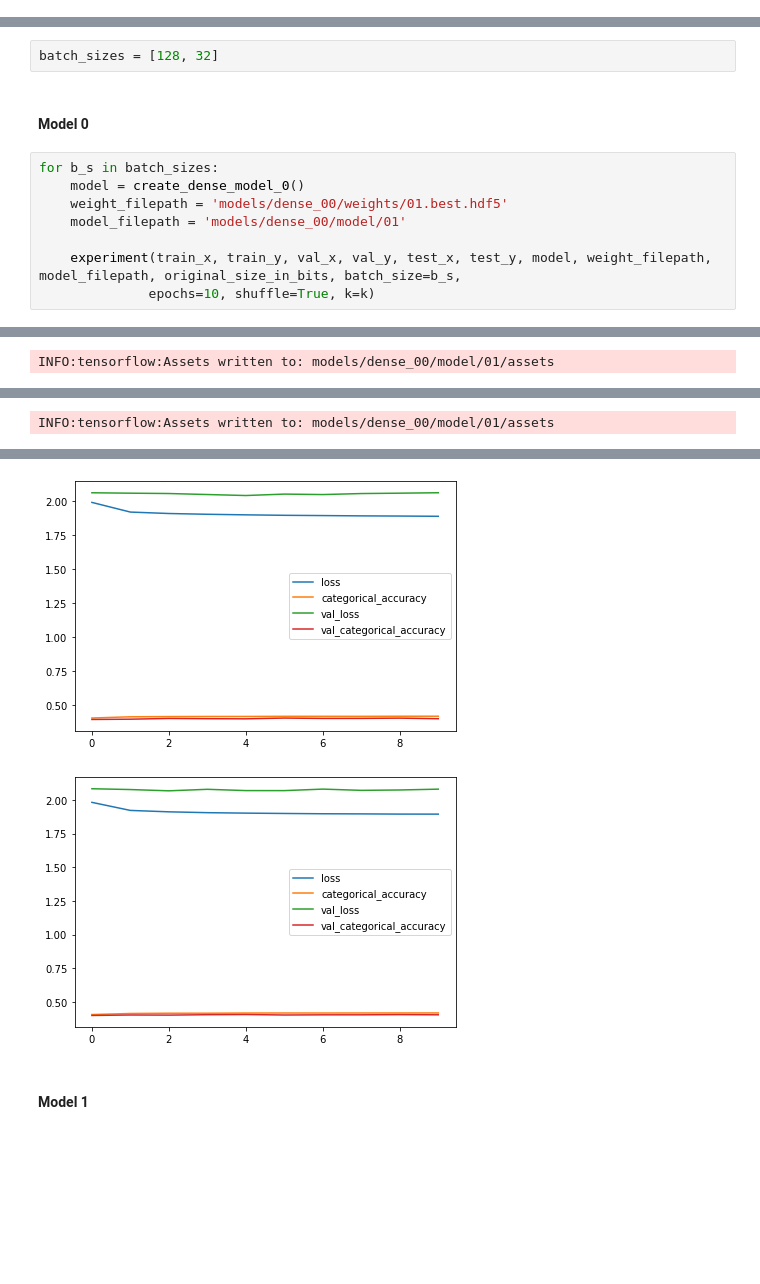
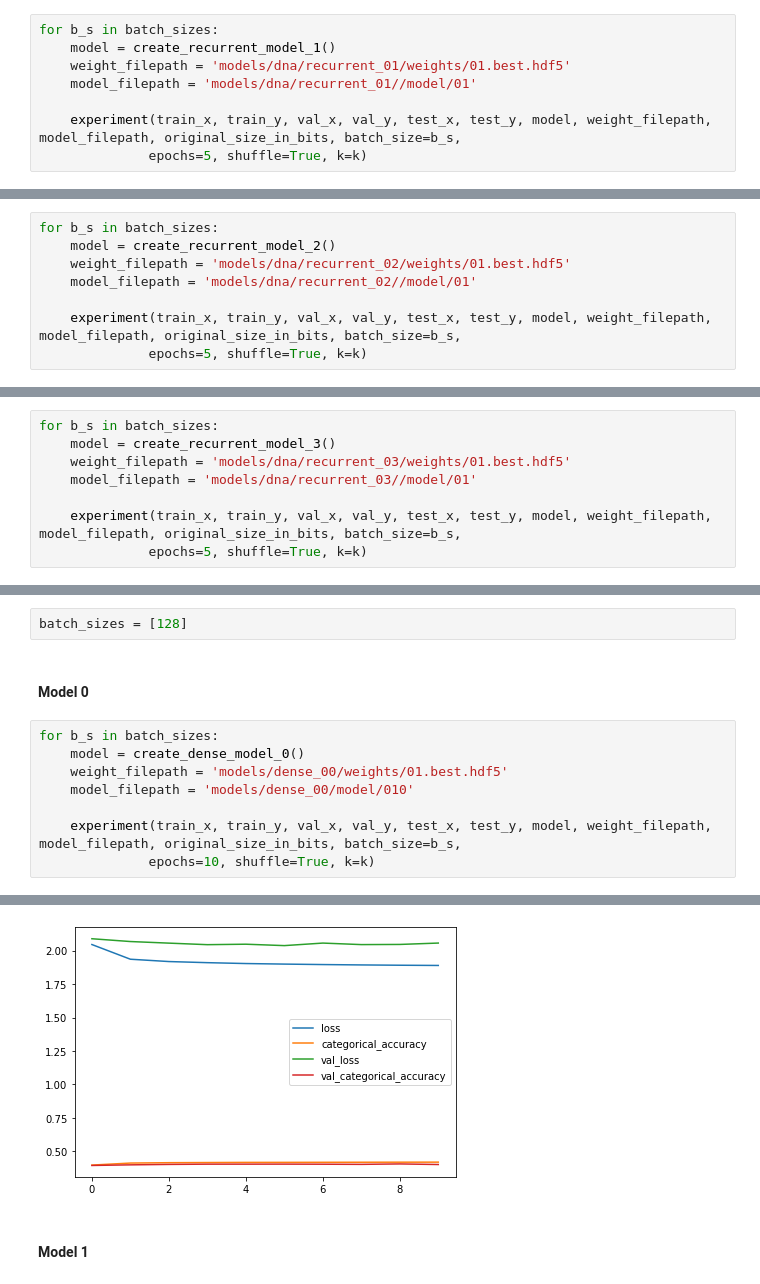
Before and after one commit to Weliras/Data-compression-and-neural-networks, a Jupyter notebook: SemestralProject.ipynb, the cells around one changed output, grey strips where cells are left out. Saved outputs shown, nothing was run; the diff lists cells and outputs as text; blank space fills up the shorter version.

Commit message:
Update
complete experiment logging

```diff
--- a/SemestralProject.ipynb
+++ b/SemestralProject.ipynb
@@ -840,0 +1191,8 @@ original_size_in_bits
+# %%
+for b_s in batch_sizes:
+    model = create_recurrent_model_1()
+    weight_filepath = 'models/dna/recurrent_01/weights/01.best.hdf5'
+    model_filepath = 'models/dna/recurrent_01//model/01'
+
+    experiment(train_x, train_y, val_x, val_y, test_x, test_y, model, weight_filepath, model_filepath, original_size_in_bits, batch_size=b_s,
+              epochs=5, shuffle=True, k=k)
@@ -840,0 +1234,8 @@ original_size_in_bits
+# %%
+for b_s in batch_sizes:
+    model = create_recurrent_model_2()
+    weight_filepath = 'models/dna/recurrent_02/weights/01.best.hdf5'
+    model_filepath = 'models/dna/recurrent_02//model/01'
+
+    experiment(train_x, train_y, val_x, val_y, test_x, test_y, model, weight_filepath, model_filepath, original_size_in_bits, batch_size=b_s,
+              epochs=5, shuffle=True, k=k)
@@ -840,0 +1279,8 @@ original_size_in_bits
+# %%
+for b_s in batch_sizes:
+    model = create_recurrent_model_3()
+    weight_filepath = 'models/dna/recurrent_03/weights/01.best.hdf5'
+    model_filepath = 'models/dna/recurrent_03//model/01'
+
+    experiment(train_x, train_y, val_x, val_y, test_x, test_y, model, weight_filepath, model_filepath, original_size_in_bits, batch_size=b_s,
+              epochs=5, shuffle=True, k=k)
@@ -1370,14 +1850,14 @@ Space saving:  0.4175
 # %% [markdown]
 ### Calculating entropy using Dense ANN predictions
 # %%
-batch_sizes = [128, 32]
+batch_sizes = [128]
 # %% [markdown]
 #### Model 0
 # %%
 for b_s in batch_sizes:
     model = create_dense_model_0()
     weight_filepath = 'models/dense_00/weights/01.best.hdf5'
-    model_filepath = 'models/dense_00/model/01'
+    model_filepath = 'models/dense_00/model/010'
 
     experiment(train_x, train_y, val_x, val_y, test_x, test_y, model, weight_filepath, model_filepath, original_size_in_bits, batch_size=b_s,
               epochs=10, shuffle=True, k=k)
@@ -1402 +1881,0 @@ INFO:tensorflow:Assets written to: models/dense_00/model/01/assets
-INFO:tensorflow:Assets written to: models/dense_00/model/01/assets
@@ -1420 +1881,0 @@ INFO:tensorflow:Assets written to: models/dense_00/model/01/assets
-INFO:tensorflow:Assets written to: models/dense_00/model/01/assets
@@ -1423,5 +1882,4 @@ Accuracy: 0.4171
-[figure, old version]
+[figure, new version]
-[figure, removed]
 # %% [markdown]
 #### Model 1
 # %%
```
Also changed, not shown: parts of 76 cells of this notebook.
